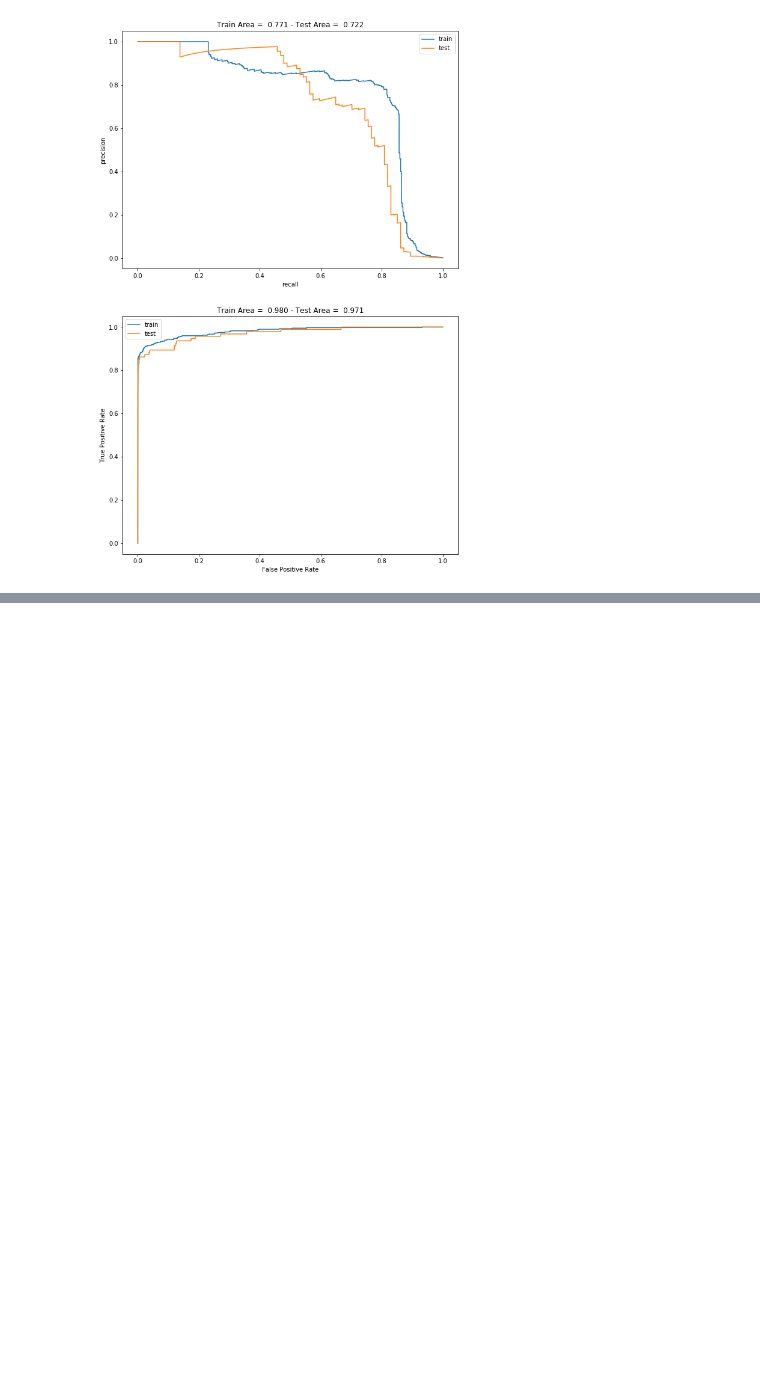
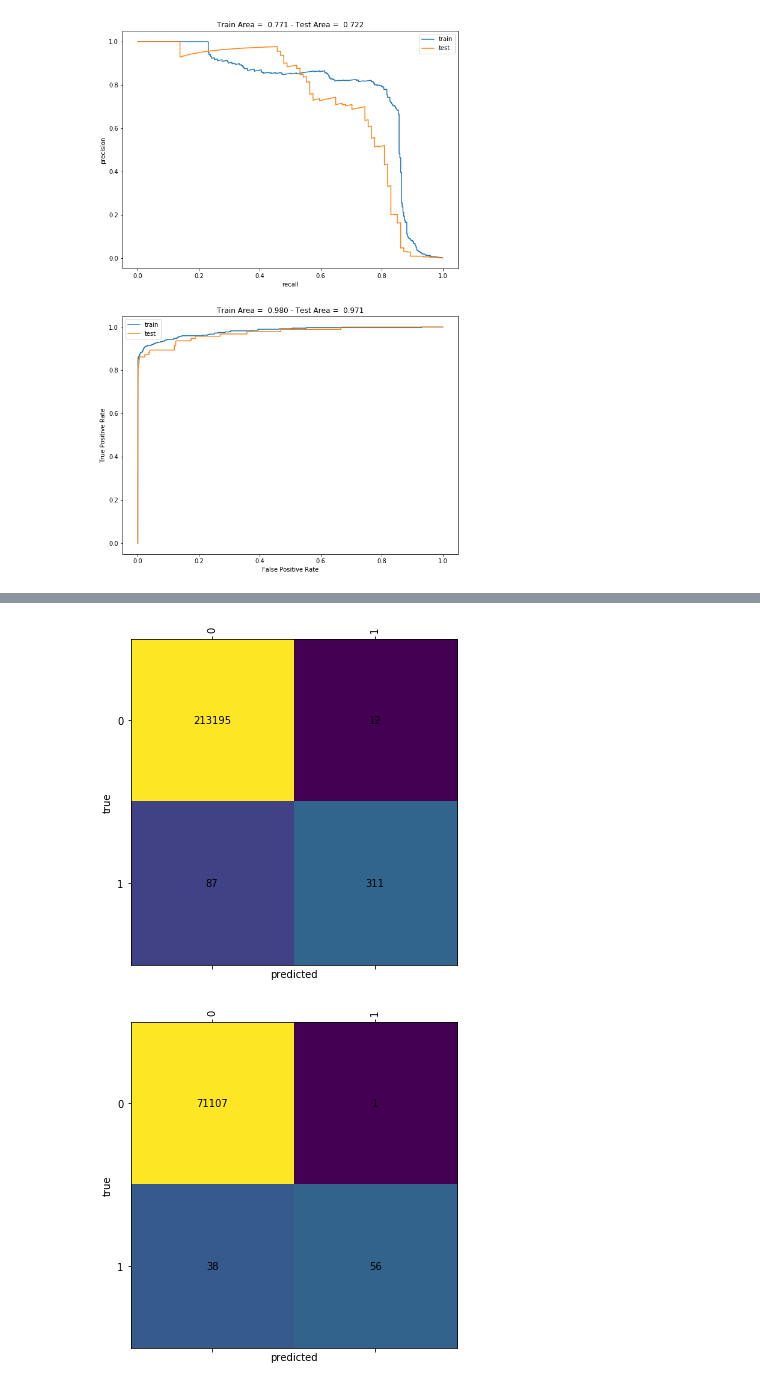
Before and after one commit to TreeinRandomForest/FraudDetectionExample, a Jupyter notebook: Credit Card Fraud Detection.ipynb, the cells around one changed output, grey strips where cells are left out. Cells and saved outputs as stored; diff of their text form; code cells hidden in the pictures; blank space fills up the shorter version.

Commit message:
Some more plots

```diff
--- a/Credit Card Fraud Detection.ipynb
+++ b/Credit Card Fraud Detection.ipynb
@@ -707,7 +701,7 @@ def plot_confusion_matrix(train_labels, train_pred):
     labels = list(train_labels.value_counts().index)
 
     confusion = confusion_matrix(train_labels, train_pred, labels=labels)
-    ax.matshow(confusion)
+    ax.matshow(np.log(confusion + 1.001))
 
     ax.set_xticks(range(len(labels)))
     ax.set_yticks(range(len(labels)))
@@ -723,6 +717,28 @@ def plot_confusion_matrix(train_labels, train_pred):
     plt.ylabel('true')
 
     return fig
+
+def plot_score_dist(model, features, target):
+    fig = plt.figure(figsize=(10,10))
+
+    n,b,p = plt.hist((model.predict_proba(features)[:,1]))
+    plt.clf()
+    _ = plt.hist((model.predict_proba(features)[:,1])[np.where(target==0)[0]], stacked=True,
+                                                                               histtype='step',
+                                                                               bins=b,
+                                                                               color='g',
+                                                                               label='Normal')
+
+    _ = plt.hist((model.predict_proba(features)[:,1])[np.where(target==1)[0]], stacked=True,
+                                                                               histtype='step',
+                                                                               bins=b,
+                                                                               color='r',
+                                                                               label='Normal')
+
+    plt.yscale('log')
+    plt.legend()
+
+    return fig
 # %%
 df['Class'].dtype
 # %% [output]
@@ -777,0 +794,6 @@ pickle.dump(model_rf, open('test.pkl', 'wb'))
+# %%
+_ = plot_confusion_matrix(target_train, model_rf.predict(features_train))
+_ = plot_confusion_matrix(target_test, model_rf.predict(features_test))
+# %% [output]
+[figure, added]
+[figure, added]
```
Also changed, not shown: parts of 17 cells of this notebook.
